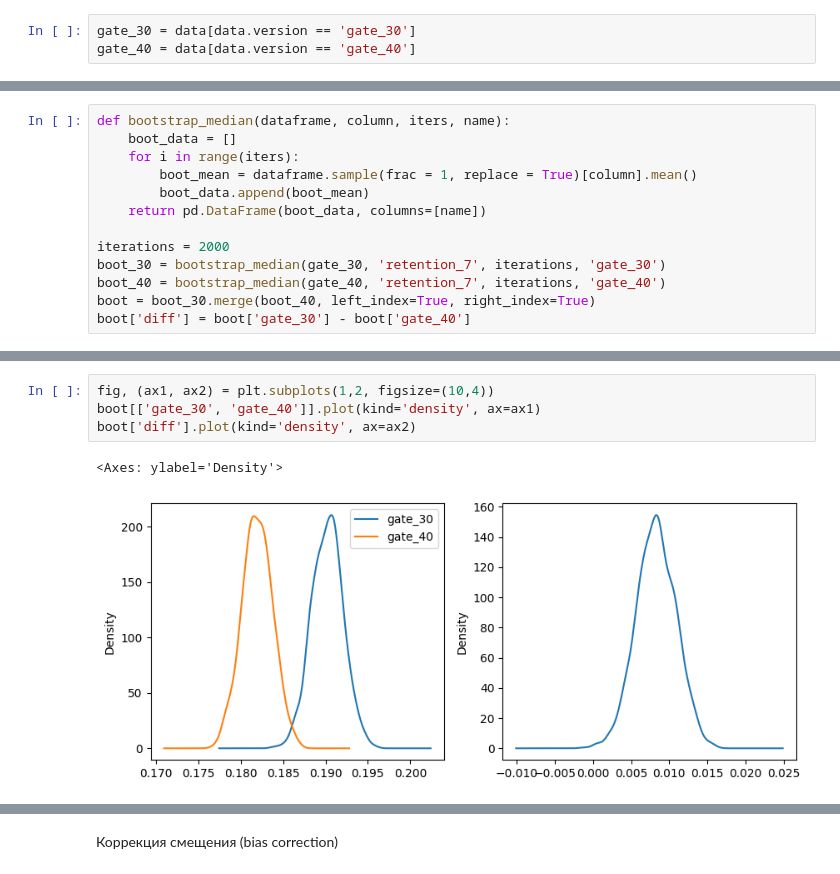
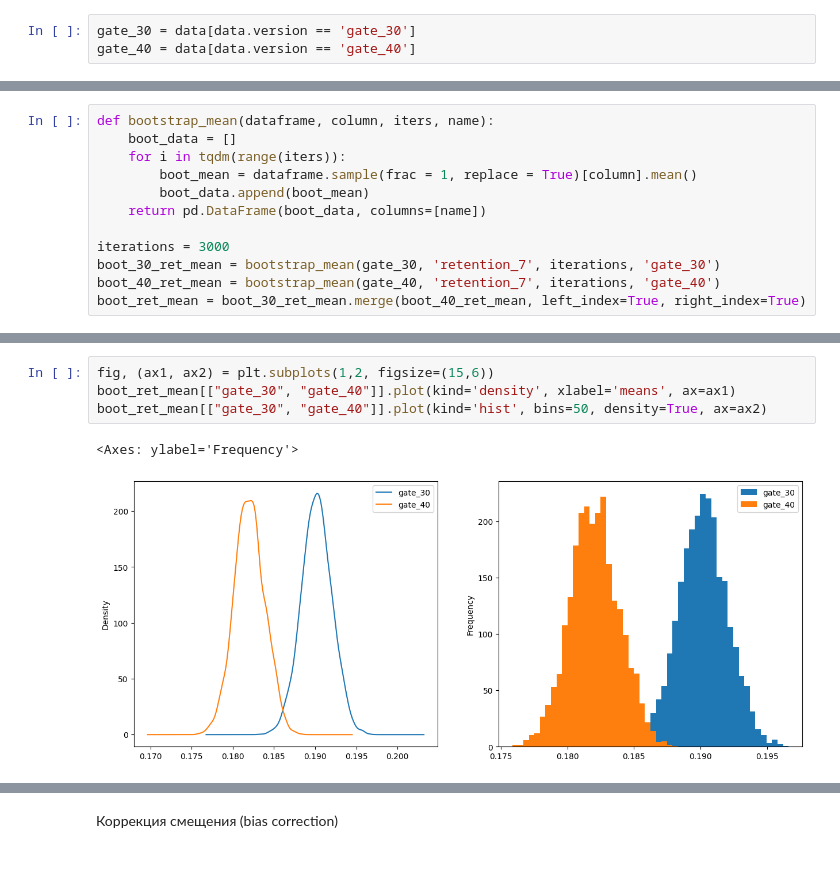
Before and after one commit to AlexJackalope/A-B-testing, a Jupyter notebook: 3-Bootstrapping-Ratio-Delta/classwork.ipynb, the cells around one changed output, grey strips where cells are left out. Drawn from its saved outputs; the diff is of its cells as text.

Commit message:
Bootstrap, ratio + some comments

```diff
--- a/3-Bootstrapping-Ratio-Delta/classwork.ipynb
+++ b/3-Bootstrapping-Ratio-Delta/classwork.ipynb
@@ -38,13 +88,12 @@ gate_40 = data[data.version == 'gate_40']
 # %%
-def bootstrap_median(dataframe, column, iters, name):
+def bootstrap_mean(dataframe, column, iters, name):
     boot_data = []
-    for i in range(iters):
+    for i in tqdm(range(iters)):
         boot_mean = dataframe.sample(frac = 1, replace = True)[column].mean()
         boot_data.append(boot_mean)
     return pd.DataFrame(boot_data, columns=[name])
 
-iterations = 2000
-boot_30 = bootstrap_median(gate_30, 'retention_7', iterations, 'gate_30')
-boot_40 = bootstrap_median(gate_40, 'retention_7', iterations, 'gate_40')
-boot = boot_30.merge(boot_40, left_index=True, right_index=True)
-boot['diff'] = boot['gate_30'] - boot['gate_40']
+iterations = 3000
+boot_30_ret_mean = bootstrap_mean(gate_30, 'retention_7', iterations, 'gate_30')
+boot_40_ret_mean = bootstrap_mean(gate_40, 'retention_7', iterations, 'gate_40')
+boot_ret_mean = boot_30_ret_mean.merge(boot_40_ret_mean, left_index=True, right_index=True)
@@ -61,7 +100,7 @@ Gate 30. Bootstrap mean: 0.18194759172547212
 # %%
-fig, (ax1, ax2) = plt.subplots(1,2, figsize=(10,4))
-boot[['gate_30', 'gate_40']].plot(kind='density', ax=ax1)
-boot['diff'].plot(kind='density', ax=ax2)
+fig, (ax1, ax2) = plt.subplots(1,2, figsize=(15,6))
+boot_ret_mean[["gate_30", "gate_40"]].plot(kind='density', xlabel='means', ax=ax1)
+boot_ret_mean[["gate_30", "gate_40"]].plot(kind='hist', bins=50, density=True, ax=ax2)
 # %% [output]
-<Axes: ylabel='Density'>
+<Axes: ylabel='Frequency'>
-[figure, old version]
+[figure, new version]
```
Also changed, not shown: parts of 49 cells of this notebook, 1 other file.
